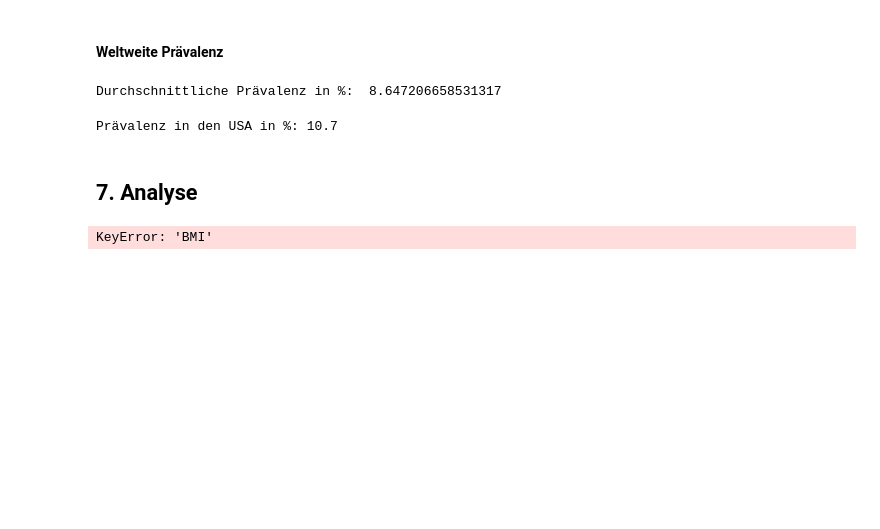
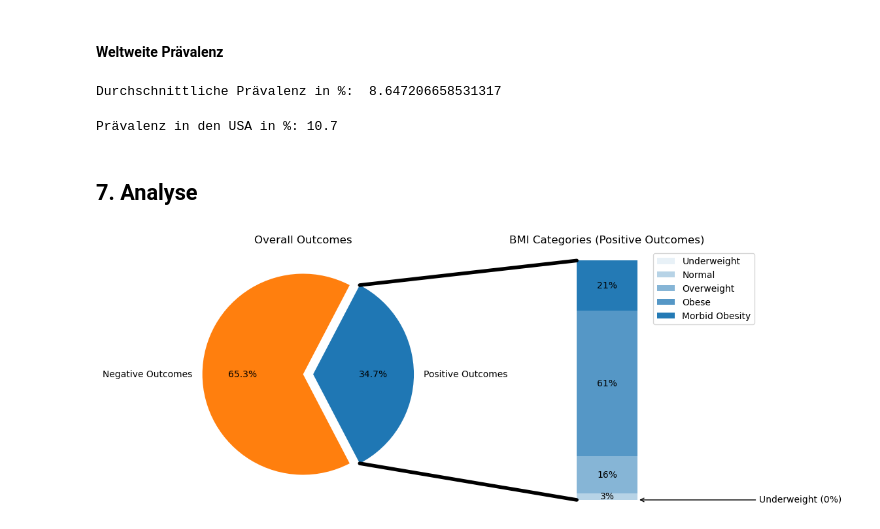
Before and after one commit to febenfasil/BMLD_LNW2, a Jupyter notebook: diabetes.ipynb, the cells around one changed output. Drawn from its saved outputs; the diff is of its cells as text; code cells hidden in the pictures; blank space fills up the shorter version.

```diff
--- a/diabetes.ipynb
+++ b/diabetes.ipynb
@@ -207,7 +207,6 @@ import numpy as np
 from matplotlib.patches import ConnectionPatch
 # %%
 data_wordlwide = pd.read_csv('data/diabetes-prevalence.csv')
-df = pd.read_csv('data/diabetes-prevalence.csv')
 # %% [markdown]
 ## 5. Datenvorbereitung
 # %% [markdown]
@@ -252,11 +251,10 @@ Prävalenz in den USA in %: 10.7
 ##  7. Analyse
 # %%
 
+df_non_zero = df[df['BMI'] > 0]
 
-df = df[df['BMI'] > 0]
-
-positive_count = (df['Outcome'] == 1).sum()
-negative_count = (df['Outcome'] == 0).sum()
+positive_count = (df_non_zero['Outcome'] == 1).sum()
+negative_count = (df_non_zero['Outcome'] == 0).sum()
 total = positive_count + negative_count
 
 positive_ratio = positive_count / total
@@ -274,7 +272,7 @@ def get_bmi_category(bmi):
     else:
         return 'Morbid Obesity'
 
-positive_df = df[df['Outcome'] == 1].copy()
+positive_df = df_non_zero[df_non_zero['Outcome'] == 1].copy()
 positive_df['BMI_Category'] = positive_df['BMI'].apply(get_bmi_category)
 
 bmi_counts = positive_df['BMI_Category'].value_counts()
@@ -318,31 +316,31 @@ for j, (height, category) in enumerate(zip(bmi_ratios_ordered, bmi_categories_or
     bottom += height
 
 ax2.set_title("BMI Categories (Positive Outcomes)")
 ax2.legend()
 ax2.axis('off')
 ax2.set_xlim(-2.5 * width, 2.5 * width)
 
 positive_wedge = wedges[0]
 theta1, theta2 = positive_wedge.theta1, positive_wedge.theta2
 center, r = positive_wedge.center, positive_wedge.r
 bar_height = sum(bmi_ratios_ordered)
 
 x = r * np.cos(np.pi / 180 * theta2) + center[0]
 y = r * np.sin(np.pi / 180 * theta2) + center[1]
 con = ConnectionPatch(xyA=(-width / 2, bar_height), coordsA=ax2.transData,
                       xyB=(x, y), coordsB=ax1.transData)
 con.set_color([0, 0, 0])
 con.set_linewidth(4)
 ax2.add_artist(con)
 
 x = r * np.cos(np.pi / 180 * theta1) + center[0]
 y = r * np.sin(np.pi / 180 * theta1) + center[1]
 con = ConnectionPatch(xyA=(-width / 2, 0), coordsA=ax2.transData,
                       xyB=(x, y), coordsB=ax1.transData)
 con.set_color([0, 0, 0])
 ax2.add_artist(con)
 con.set_linewidth(4)
 
 plt.show()
 # %% [output]
-KeyError: 'BMI'
+[figure, added]
```
